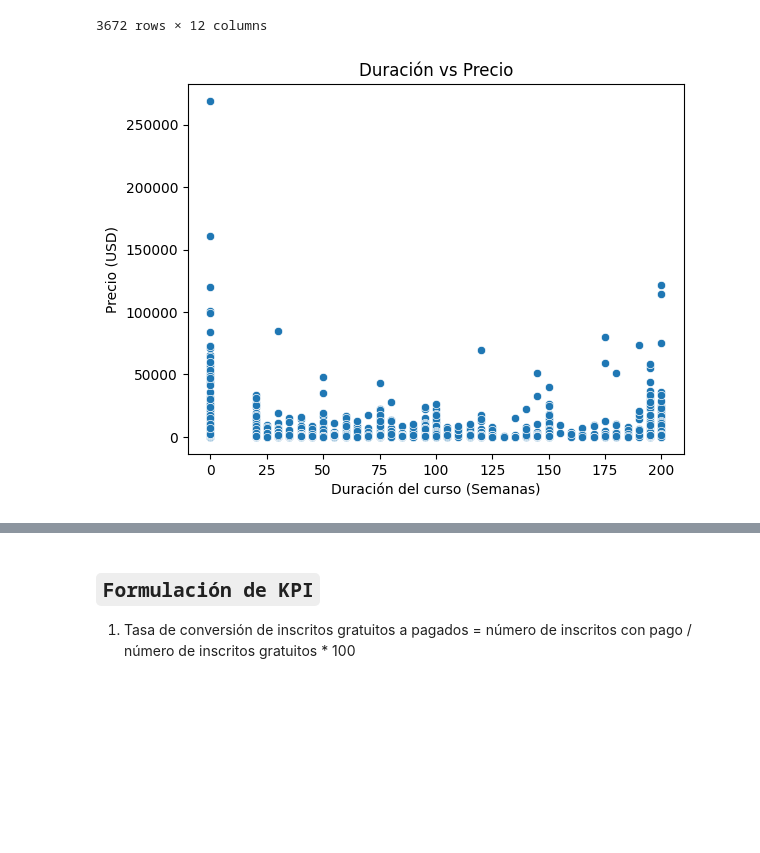
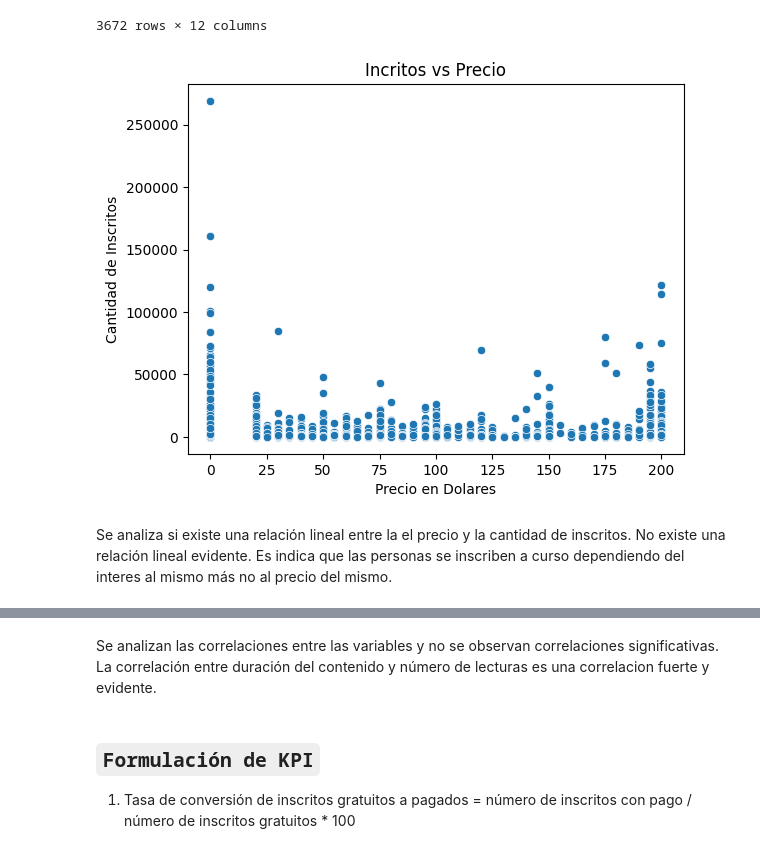
Before and after one commit to Loutrec2001/Proyecto_Individual_2, a Jupyter notebook: Analisis_Moocs.ipynb, the cells around one changed output, grey strips where cells are left out. Saved outputs shown, nothing was run; the diff lists cells and outputs as text; code cells hidden in the pictures; blank space fills up the shorter version.

```diff
--- a/Analisis_Moocs.ipynb
+++ b/Analisis_Moocs.ipynb
@@ -557,12 +557,14 @@ udemy
 3672 rows × 12 columns
 # %%
 sns.scatterplot(x = udemy['price'], y=udemy['n_enrolled'])
-plt.xlabel('Duración del curso (Semanas)')
-plt.ylabel('Precio (USD)')
-plt.title('Duración vs Precio')
+plt.xlabel('Precio en Dolares')
+plt.ylabel('Cantidad de Inscritos')
+plt.title('Incritos vs Precio')
 plt.show()
 # %% [output]
-[figure, old version]
+[figure, new version]
+# %% [markdown]
+Se analiza si existe una relación lineal entre la el precio y la cantidad de inscritos. No existe una relación lineal evidente. Es indica que las personas se inscriben a curso dependiendo del interes al mismo más no al precio del mismo.
 # %%
 correlation_matrix_U = udemy.corr()
 correlation_matrix_U
@@ -575,6 +577,8 @@ correlation_matrix_U
 | num_reviews | -0.06 | -0.09 | 0.11 | 0.65 | 1.00 | 0.24 | 0.23 |
 | num_lectures | -0.02 | 0.11 | 0.33 | 0.16 | 0.24 | 1.00 | 0.80 |
 | content_duration | -0.06 | 0.09 | 0.29 | 0.16 | 0.23 | 0.80 | 1.00 |
+# %% [markdown]
+Se analizan las correlaciones entre las variables y no se observan correlaciones significativas. La correlación entre duración del contenido y número de lecturas es una correlacion fuerte y evidente.
 # %% [markdown]
 ## `Formulación de KPI`
 
```
Also changed, not shown: parts of 1 cell of this notebook, 1 other file.
